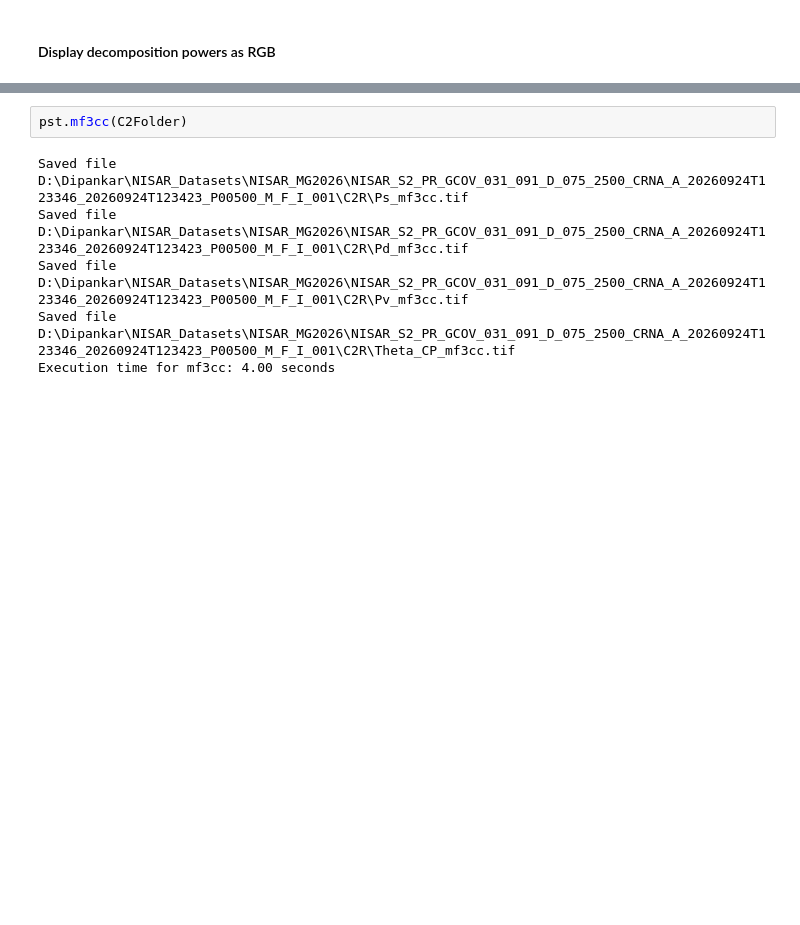
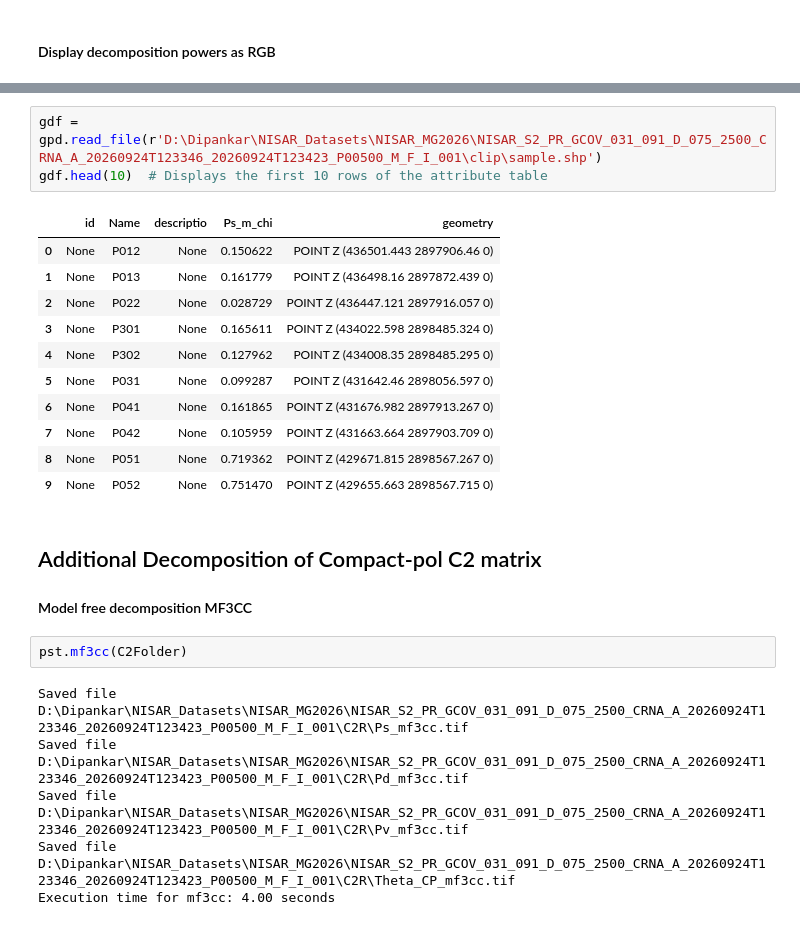
Before and after one commit to polsartools/polsartools-tutorials, a Jupyter notebook: jupyter-notebooks/NISAR_GCOV_Compact_pol.ipynb, the cells around one changed output, grey strips where cells are left out. Drawn from its saved outputs; the diff is of its cells as text; blank space fills up the shorter version.

```diff
--- a/jupyter-notebooks/NISAR_GCOV_Compact_pol.ipynb
+++ b/jupyter-notebooks/NISAR_GCOV_Compact_pol.ipynb
@@ -144,3 +238,21 @@ Execution time for rgb: 3.00 seconds
+# %%
+gdf = gpd.read_file(r'D:\Dipankar\NISAR_Datasets\NISAR_MG2026\NISAR_S2_PR_GCOV_031_091_D_075_2500_CRNA_A_20260924T123346_20260924T123423_P00500_M_F_I_001\clip\sample.shp')
+gdf.head(10)  # Displays the first 10 rows of the attribute table
+# %% [output]
+|  | id | Name | descriptio | Ps_m_chi | geometry |
+| 0 | None | P012 | None | 0.150622 | POINT Z (436501.443 2897906.46 0) |
+| 1 | None | P013 | None | 0.161779 | POINT Z (436498.16 2897872.439 0) |
+| 2 | None | P022 | None | 0.028729 | POINT Z (436447.121 2897916.057 0) |
+| 3 | None | P301 | None | 0.165611 | POINT Z (434022.598 2898485.324 0) |
+| 4 | None | P302 | None | 0.127962 | POINT Z (434008.35 2898485.295 0) |
+| 5 | None | P031 | None | 0.099287 | POINT Z (431642.46 2898056.597 0) |
+| 6 | None | P041 | None | 0.161865 | POINT Z (431676.982 2897913.267 0) |
+| 7 | None | P042 | None | 0.105959 | POINT Z (431663.664 2897903.709 0) |
+| 8 | None | P051 | None | 0.719362 | POINT Z (429671.815 2898567.267 0) |
+| 9 | None | P052 | None | 0.751470 | POINT Z (429655.663 2898567.715 0) |
+# %% [markdown]
+## Additional Decomposition of Compact-pol C2 matrix
+#### Model free decomposition MF3CC
 # %%
 pst.mf3cc(C2Folder)
 # %% [output]
```
Also changed, not shown: parts of 17 cells of this notebook.
